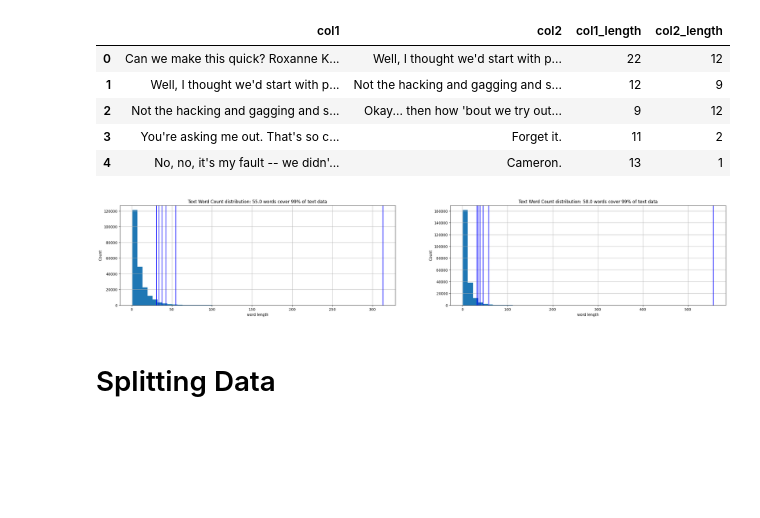
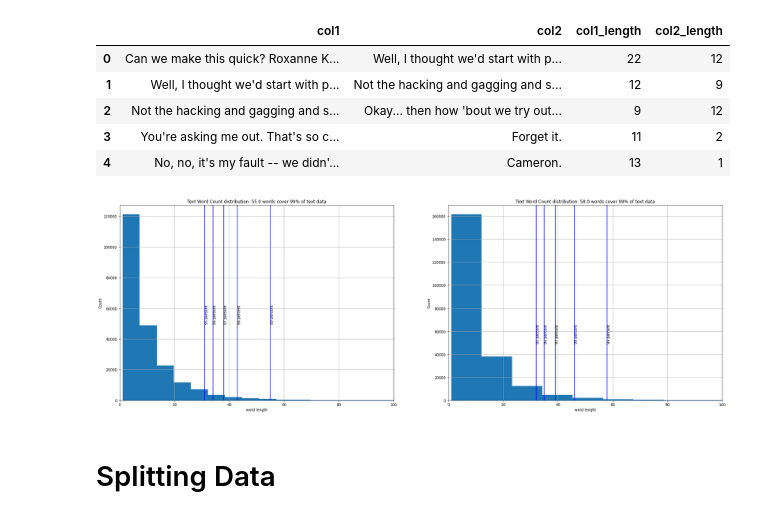
Before and after one commit to tikendraw/chatbot-with-attention, a Jupyter notebook: movie_dialogue_chatbot.ipynb, the cells around one changed output. Cells and saved outputs as stored; diff of their text form; code cells hidden in the pictures; blank space fills up the shorter version.

```diff
--- a/movie_dialogue_chatbot.ipynb
+++ b/movie_dialogue_chatbot.ipynb
@@ -74,27 +76,39 @@ import matplotlib.pyplot as plt
 # %%
 
-def distplot_axis(x:np.array, axis:list=list(range(95,101)), percent:int = 99, **kwargs):
+def distplot_axis(x:np.array, axis:list=list(range(95,100)), percent:int = 99,where_text:int = 5000,xlim:list=None, ylim:list=None, **kwargs):
     # plt.figure(figsize = (15,7))
     plt.grid()
 
     plt.hist(x , bins = 50, **kwargs)
     # Title Word Count distribution
+    try:
+        plt.xlim(xlim[0], xlim[1])
+        plt.ylim(ylim[0], ylim[1])
+    except:
+        pass
+
     plt.xlabel('word length')
     plt.ylabel('Count')
     for i in axis:
         plt.axvline(x = np.percentile(x, i), color = 'b', label = 'axvline - full height')
+        # random_pixel =
+        try:
+            plt.text(np.percentile(x, i),where_text,f'{i} percent',rotation=90)
+        except:
+            pass
+
     plt.title(f'Text Word Count distribution: {np.percentile(x, percent)} words cover {percent}% of text data')
 # %%
-plt.figure(figsize = (30,5))
+plt.figure(figsize = (30,10))
 
 plt.subplot(1,2,1)
-distplot_axis(data.col1_length)
+distplot_axis(data.col1_length,where_text = 50000, xlim=[0,100])
 
 
 plt.subplot(1,2,2)
-distplot_axis(data.col2_length)
+distplot_axis(data.col2_length,where_text = 50000, xlim=[0,100])
 # %% [output]
-[figure, old version]
+[figure, new version]
 # %%
 MAX_OUTPUT_LENGTH = 102
 BATCH_SIZE = 32
```
Also changed, not shown: parts of 17 cells of this notebook.
